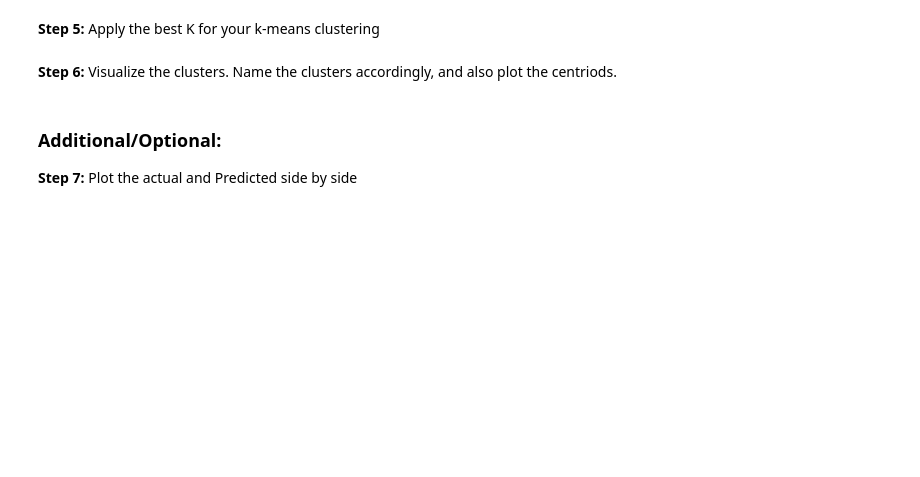
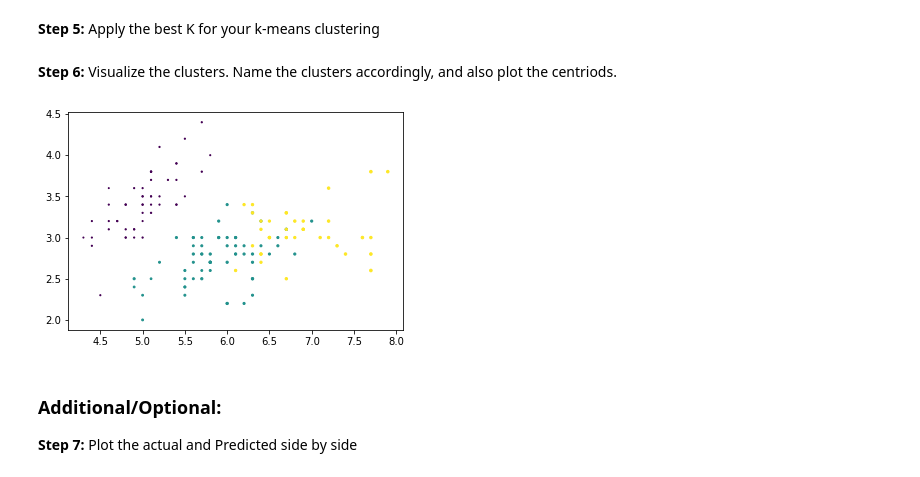
Before and after one commit to roosern-dev/ADS_exercises_submission, a Jupyter notebook: week6/W6 - Exercise 1 - K-means.ipynb, the cells around one changed output. Saved outputs shown, nothing was run; the diff lists cells and outputs as text; code cells hidden in the pictures; blank space fills up the shorter version.

```diff
--- a/week6/W6 - Exercise 1 - K-means.ipynb
+++ b/week6/W6 - Exercise 1 - K-means.ipynb
@@ -36,7 +119,16 @@ General idea: iterate the creation of k-Means clusters with increasing sizes, an
 # %% [markdown]
 **Step 5:** Apply the best K for your k-means clustering
+# %%
+cluster = KMeans(3, random_state=seed)
+cluster.fit(X)
+Y_pred = cluster.predict(X)
 # %% [markdown]
 **Step 6:** Visualize the clusters. Name the clusters accordingly, and also plot the centriods.
+# %%
+plt.scatter(X[:,0], X[:,1], X[:,2], c=Y_pred)
+plt.show()
+# %% [output]
+[figure, added]
 # %% [markdown]
 ### Additional/Optional:
 
```
Also changed, not shown: parts of 11 cells of this notebook.
